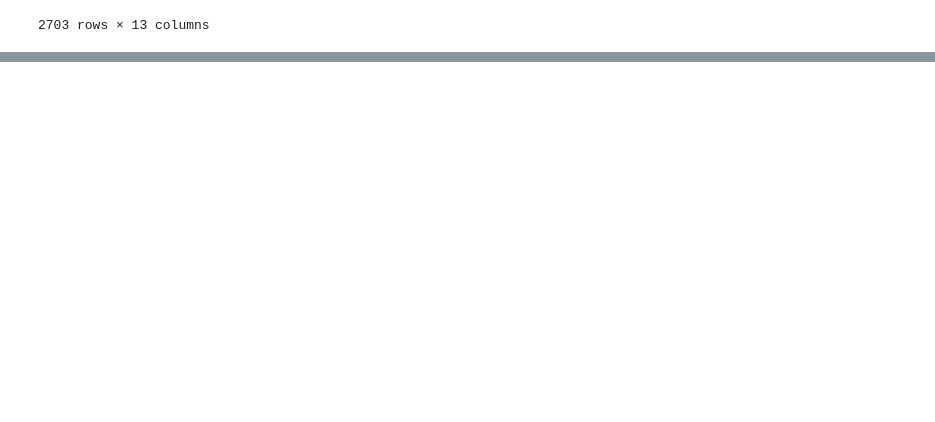
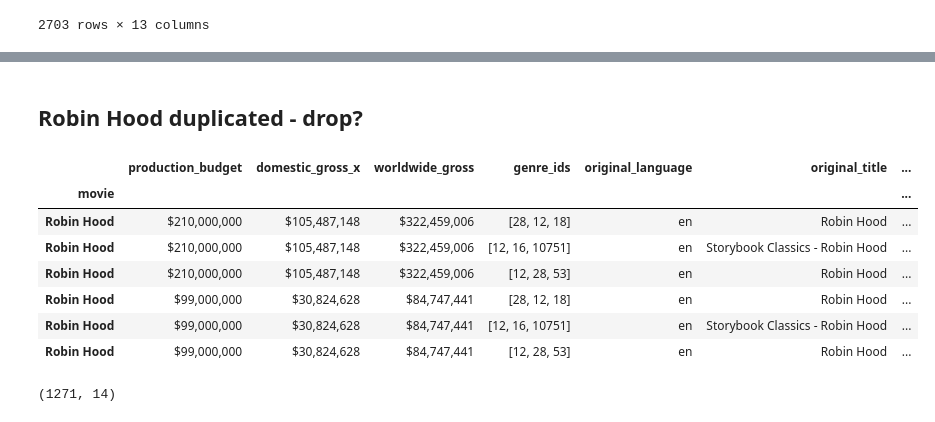
Before and after one commit to davidlebruce/movie_industry_project, a Jupyter notebook: bf_data_exp.ipynb, the cells around one changed output, grey strips where cells are left out. Cells and saved outputs as stored; diff of their text form; code cells hidden in the pictures; blank space fills up the shorter version.

```diff
--- a/bf_data_exp.ipynb
+++ b/bf_data_exp.ipynb
@@ -183,0 +294,17 @@ merge_compare_df
+# %% [markdown]
+## Robin Hood duplicated - drop?
+# %%
+full_dataframe.loc['Robin Hood']
+# %% [output]
+|  | production_budget | domestic_gross_x | worldwide_gross | genre_ids | original_language | original_title | ... |
+| movie |  |  |  |  |  |  | ... |
+| Robin Hood | $210,000,000 | $105,487,148 | $322,459,006 | [28, 12, 18] | en | Robin Hood | ... |
+| Robin Hood | $210,000,000 | $105,487,148 | $322,459,006 | [12, 16, 10751] | en | Storybook Classics - Robin Hood | ... |
+| Robin Hood | $210,000,000 | $105,487,148 | $322,459,006 | [12, 28, 53] | en | Robin Hood | ... |
+| Robin Hood | $99,000,000 | $30,824,628 | $84,747,441 | [28, 12, 18] | en | Robin Hood | ... |
+| Robin Hood | $99,000,000 | $30,824,628 | $84,747,441 | [12, 16, 10751] | en | Storybook Classics - Robin Hood | ... |
+| Robin Hood | $99,000,000 | $30,824,628 | $84,747,441 | [12, 28, 53] | en | Robin Hood | ... |
+# %%
+full_dataframe.shape
+# %% [output]
+(1271, 14)
```
Also changed, not shown: parts of 15 cells of this notebook.
